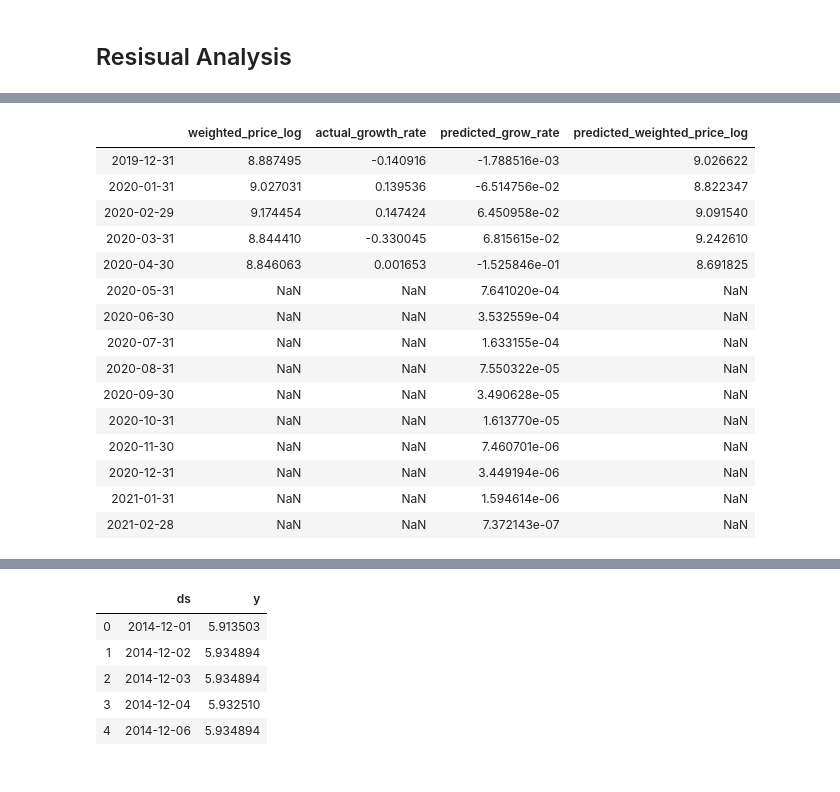
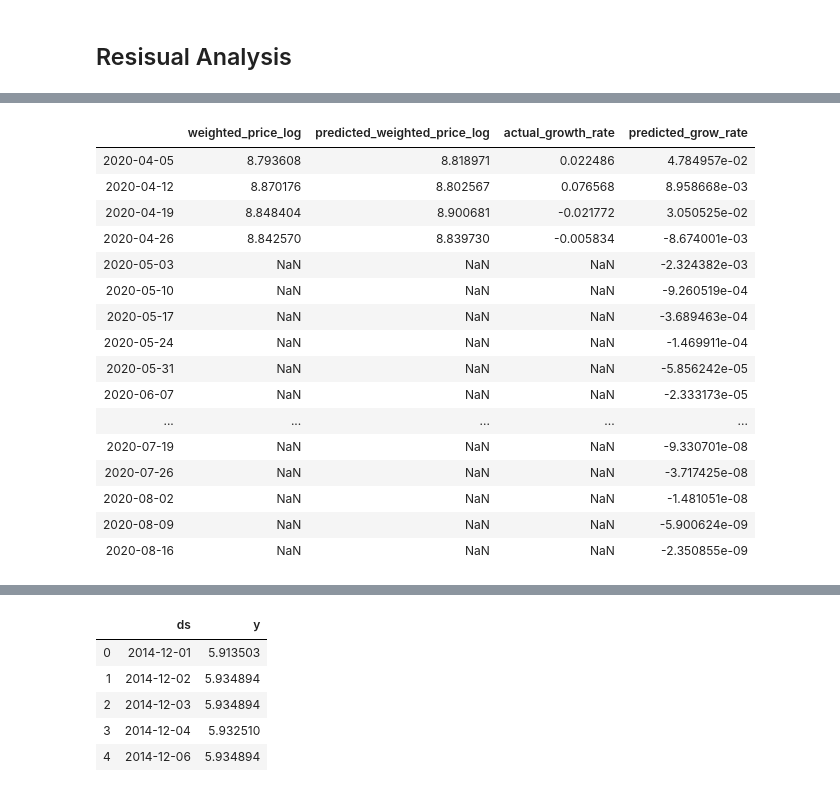
Before and after one commit to liwen611/project-bitcoin, a Jupyter notebook: bitcoin_timeSeries.ipynb, the cells around one changed output, grey strips where cells are left out. Cells and saved outputs as stored; diff of their text form; code cells hidden in the pictures.

```diff
--- a/bitcoin_timeSeries.ipynb
+++ b/bitcoin_timeSeries.ipynb
@@ -320,28 +339,38 @@ growth_rate_monthly.columns = ['actual_growth_rate']
 # %%
-# make the prediction, end points set to be a few months out into the future
-forecast = best_model.predict(start=1, end=110)
+# make the prediction, end points set to be a few months out into the future, we will forecast 15 weeks
+forecast = best_model.predict(start=1, end=450)
 forecast.name = 'forecast'
 forecast = forecast.to_frame()
 forecast.columns = ['predicted_grow_rate']
 # %%
 # merge the prediction grow rates with the acutal grow rates
-growth_rate_monthly = growth_rate_monthly.join(forecast, how ='outer')
+growth_rate_weekly = growth_rate_weekly.join(forecast, how ='outer')
+# %%
+# add the prediction as a new column to the monthly log price
+#bit_month['log_price_forecast'] = bit_month['log_price'].shift(1) + bit_month['log_diff_forecast']
+bit_weekly_log.columns = ['weighted_price_log']
+bit_weekly_log['predicted_weighted_price_log'] = bit_weekly_log['weighted_price_log'].shift(1) + growth_rate_weekly['predicted_grow_rate']
+# %%
+# use a final dataset to merge original log data and log difference together
+#bit_weekly_log.columns = ['weighted_price_log']
+final_data = bit_weekly_log.join(growth_rate_weekly, how = 'outer')
 # %%
-final_data.tail(15)
+final_data.tail(20)
 # %% [output]
-|  | weighted_price_log | actual_growth_rate | predicted_grow_rate | predicted_weighted_price_log |
-| 2019-12-31 | 8.887495 | -0.140916 | -1.788516e-03 | 9.026622 |
-| 2020-01-31 | 9.027031 | 0.139536 | -6.514756e-02 | 8.822347 |
-| 2020-02-29 | 9.174454 | 0.147424 | 6.450958e-02 | 9.091540 |
-| 2020-03-31 | 8.844410 | -0.330045 | 6.815615e-02 | 9.242610 |
-| 2020-04-30 | 8.846063 | 0.001653 | -1.525846e-01 | 8.691825 |
-| 2020-05-31 | NaN | NaN | 7.641020e-04 | NaN |
-| 2020-06-30 | NaN | NaN | 3.532559e-04 | NaN |
-| 2020-07-31 | NaN | NaN | 1.633155e-04 | NaN |
-| 2020-08-31 | NaN | NaN | 7.550322e-05 | NaN |
-| 2020-09-30 | NaN | NaN | 3.490628e-05 | NaN |
-| 2020-10-31 | NaN | NaN | 1.613770e-05 | NaN |
-| 2020-11-30 | NaN | NaN | 7.460701e-06 | NaN |
-| 2020-12-31 | NaN | NaN | 3.449194e-06 | NaN |
-| 2021-01-31 | NaN | NaN | 1.594614e-06 | NaN |
-| 2021-02-28 | NaN | NaN | 7.372143e-07 | NaN |
+|  | weighted_price_log | predicted_weighted_price_log | actual_growth_rate | predicted_grow_rate |
+| 2020-04-05 | 8.793608 | 8.818971 | 0.022486 | 4.784957e-02 |
+| 2020-04-12 | 8.870176 | 8.802567 | 0.076568 | 8.958668e-03 |
+| 2020-04-19 | 8.848404 | 8.900681 | -0.021772 | 3.050525e-02 |
+| 2020-04-26 | 8.842570 | 8.839730 | -0.005834 | -8.674001e-03 |
+| 2020-05-03 | NaN | NaN | NaN | -2.324382e-03 |
+| 2020-05-10 | NaN | NaN | NaN | -9.260519e-04 |
+| 2020-05-17 | NaN | NaN | NaN | -3.689463e-04 |
+| 2020-05-24 | NaN | NaN | NaN | -1.469911e-04 |
+| 2020-05-31 | NaN | NaN | NaN | -5.856242e-05 |
+| 2020-06-07 | NaN | NaN | NaN | -2.333173e-05 |
+| ... | ... | ... | ... | ... |
+| 2020-07-19 | NaN | NaN | NaN | -9.330701e-08 |
+| 2020-07-26 | NaN | NaN | NaN | -3.717425e-08 |
+| 2020-08-02 | NaN | NaN | NaN | -1.481051e-08 |
+| 2020-08-09 | NaN | NaN | NaN | -5.900624e-09 |
+| 2020-08-16 | NaN | NaN | NaN | -2.350855e-09 |
```
Also changed, not shown: parts of 20 cells of this notebook.
